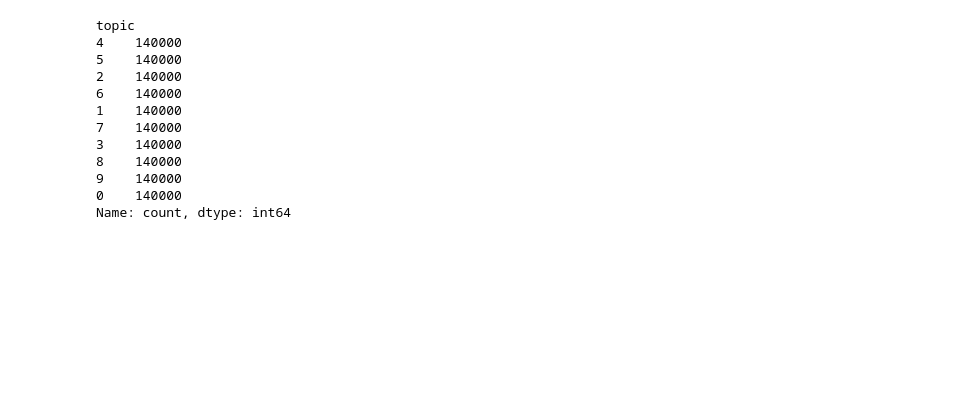
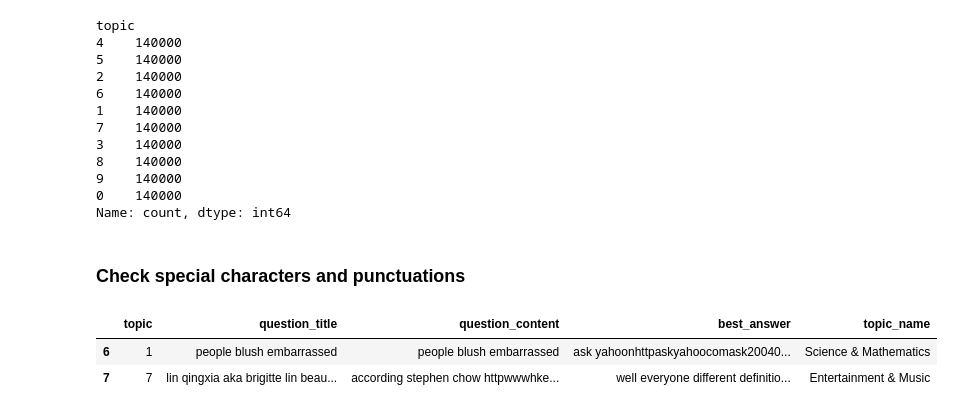
Before and after one commit to zikang-c/Yahoo-Answers-Topic-Classification, a Jupyter notebook: EDA.ipynb, the cells around one changed output. Drawn from its saved outputs; the diff is of its cells as text; code cells hidden in the pictures; blank space fills up the shorter version.

```diff
--- a/EDA.ipynb
+++ b/EDA.ipynb
@@ -136,3 +138,14 @@ topic
 9    140000
 0    140000
 Name: count, dtype: int64
+# %% [markdown]
+### Check special characters and punctuations
+# %%
+# Example of website rows
+# pd.set_option('display.max_colwidth', None)
+selected_rows = train.iloc[6:8]
+selected_rows
+# %% [output]
+|  | topic | question_title | question_content | best_answer | topic_name |
+| 6 | 1 | people blush embarrassed | people blush embarrassed | ask yahoonhttpaskyahoocomask20040... | Science & Mathematics |
+| 7 | 7 | lin qingxia aka brigitte lin beau... | according stephen chow httpwwwhke... | well everyone different definitio... | Entertainment & Music |
```
Also changed, not shown: parts of 11 cells of this notebook.
